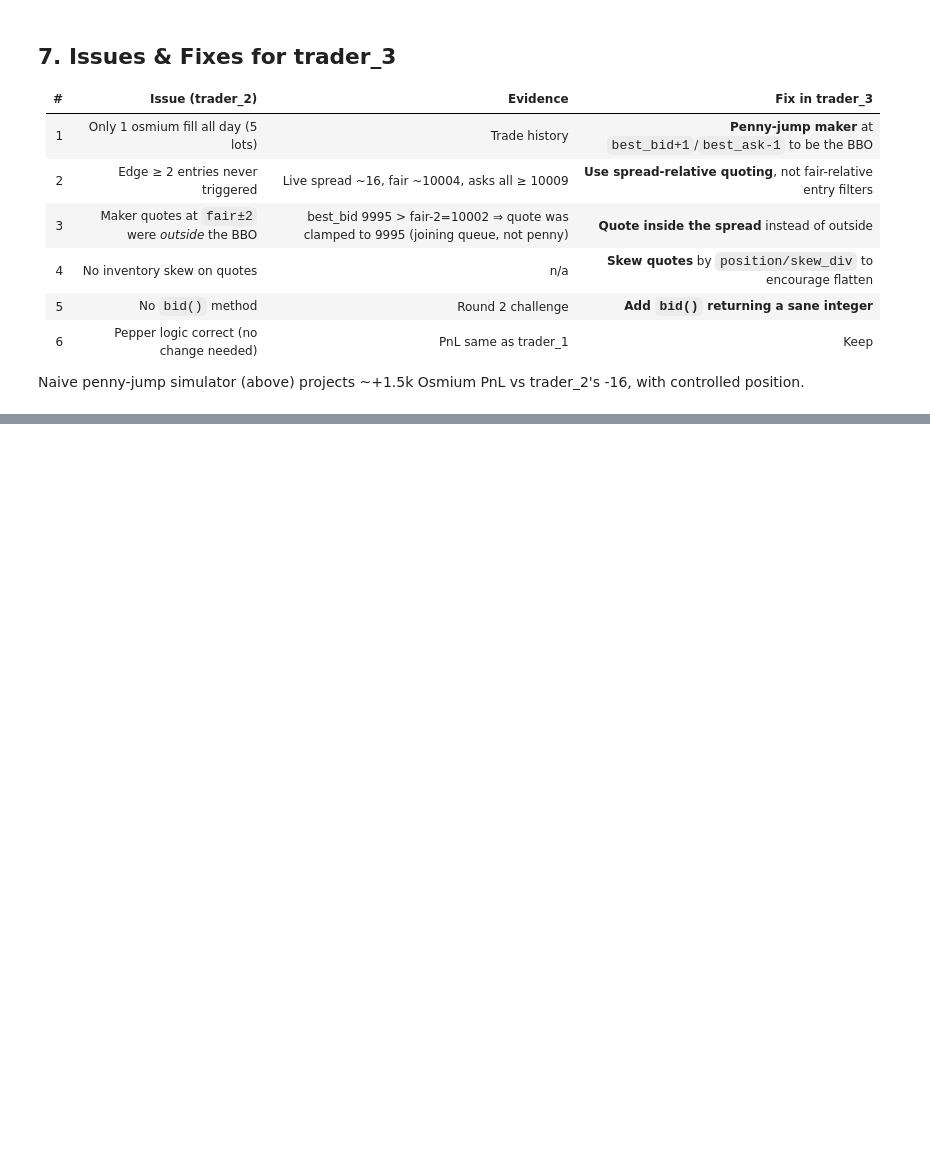
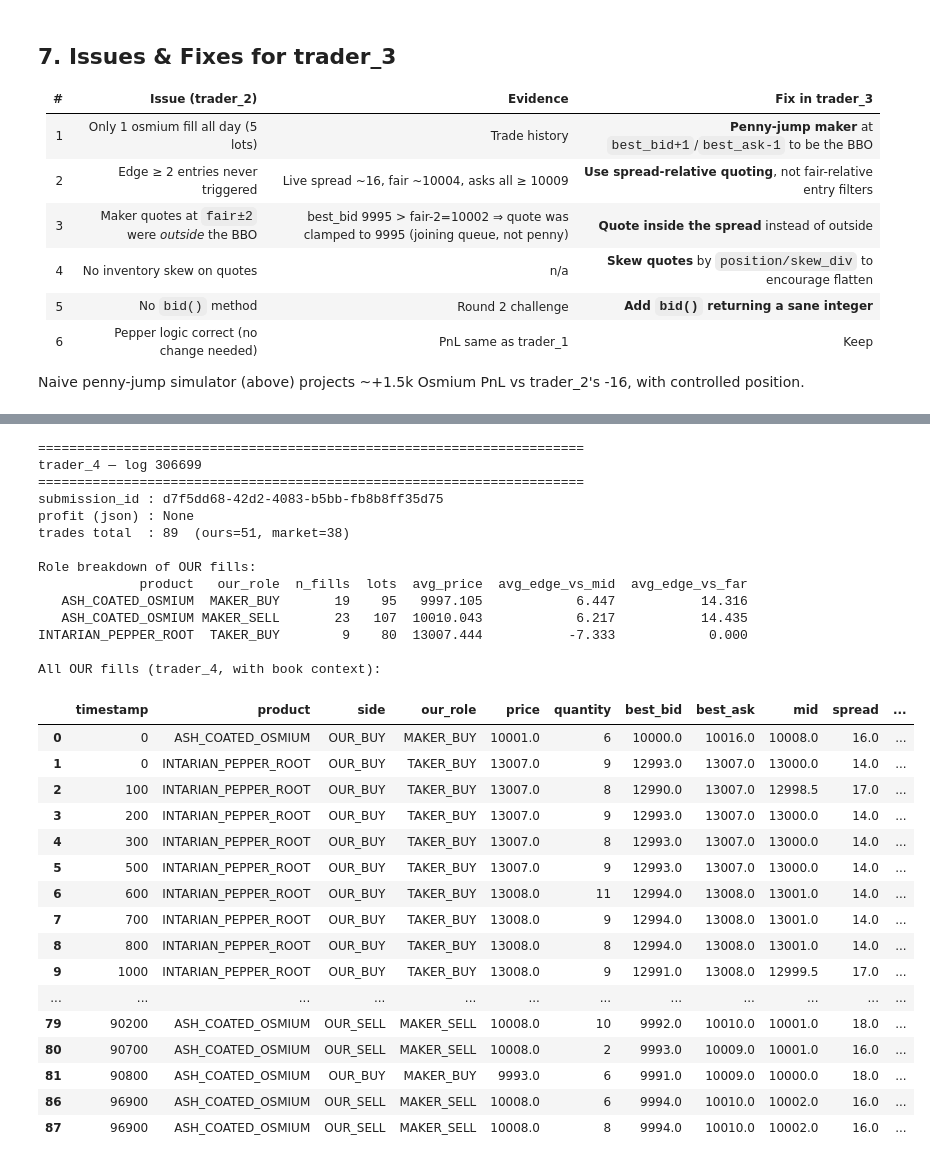
Before and after one commit to DevanshArora2002/IMC_Trading, a Jupyter notebook: ROUND_2/log_analysis_305900.ipynb, the cells around one changed output, grey strips where cells are left out. Drawn from its saved outputs; the diff is of its cells as text; code cells hidden in the pictures; blank space fills up the shorter version.

```diff
--- a/ROUND_2/log_analysis_305900.ipynb
+++ b/ROUND_2/log_analysis_305900.ipynb
@@ -234,0 +702,5 @@ Pepper drift: 0.1000 per tick (expected ~0.001)
+# %%
+# Drill-in: only OUR fills, with cumulative position and PnL
+ours = trades_df[trades_df["side"] != "MARKET"].copy()
+print(f"Our fills: {len(ours)}")
+ours
@@ -271,3 +756,7 @@ trader_3 adds the required `def bid(self) -> int` returning `BID_VALUE = 100`. T
 | 6 | Pepper logic correct (no change needed) | PnL same as trader_1 | Keep |
 
 Naive penny-jump simulator (above) projects ~+1.5k Osmium PnL vs trader_2's -16, with controlled position.
+# %%
+with open('trader_v3_logs/306699.json', 'r') as f:
+    j3 = json.load(f)
+print(f'trader_3 (305900): profit={j3["profit"]:.0f}  positions={j3["positions"]}')
@@ -273,0 +776,3 @@ Naive penny-jump simulator (above) projects ~+1.5k Osmium PnL vs trader_2's -16,
+# %%
+with open('trader_v3_logs/306699.log', 'r') as f:
+    logs3 = json.load(f)
@@ -273,0 +812,4 @@ Naive penny-jump simulator (above) projects ~+1.5k Osmium PnL vs trader_2's -16,
+# %%
+trades_df, summary_df, info = transactions_report(
+    "trader_v3_logs/306699.log", "logs_3/306699.json"
+)
@@ -273,0 +1036,42 @@ Naive penny-jump simulator (above) projects ~+1.5k Osmium PnL vs trader_2's -16,
+# %%
+# Same view for the live trader_3 run (306699)
+print("=" * 70)
+print("trader_4 — log 306699")
+print("=" * 70)
+tdf4, roles4, summ4, info4 = transactions_with_book(
+    "logs4_v2/320652.log", "logs4/320652.json")
+
+print("\nAll OUR fills (trader_4, with book context):")
+tdf4[tdf4["side"] != "MARKET"]
+# %% [output]
+======================================================================
+trader_4 — log 306699
+======================================================================
+submission_id : d7f5dd68-42d2-4083-b5bb-fb8b8ff35d75
+profit (json) : None
+trades total  : 89  (ours=51, market=38)
+
+Role breakdown of OUR fills:
+             product   our_role  n_fills  lots  avg_price  avg_edge_vs_mid  avg_edge_vs_far
+   ASH_COATED_OSMIUM  MAKER_BUY       19    95   9997.105            6.447           14.316
+   ASH_COATED_OSMIUM MAKER_SELL       23   107  10010.043            6.217           14.435
+INTARIAN_PEPPER_ROOT  TAKER_BUY        9    80  13007.444           -7.333            0.000
+
+All OUR fills (trader_4, with book context):
+|  | timestamp | product | side | our_role | price | quantity | best_bid | best_ask | mid | spread | ... |
+| 0 | 0 | ASH_COATED_OSMIUM | OUR_BUY | MAKER_BUY | 10001.0 | 6 | 10000.0 | 10016.0 | 10008.0 | 16.0 | ... |
+| 1 | 0 | INTARIAN_PEPPER_ROOT | OUR_BUY | TAKER_BUY | 13007.0 | 9 | 12993.0 | 13007.0 | 13000.0 | 14.0 | ... |
+| 2 | 100 | INTARIAN_PEPPER_ROOT | OUR_BUY | TAKER_BUY | 13007.0 | 8 | 12990.0 | 13007.0 | 12998.5 | 17.0 | ... |
+| 3 | 200 | INTARIAN_PEPPER_ROOT | OUR_BUY | TAKER_BUY | 13007.0 | 9 | 12993.0 | 13007.0 | 13000.0 | 14.0 | ... |
+| 4 | 300 | INTARIAN_PEPPER_ROOT | OUR_BUY | TAKER_BUY | 13007.0 | 8 | 12993.0 | 13007.0 | 13000.0 | 14.0 | ... |
+| 5 | 500 | INTARIAN_PEPPER_ROOT | OUR_BUY | TAKER_BUY | 13007.0 | 9 | 12993.0 | 13007.0 | 13000.0 | 14.0 | ... |
+| 6 | 600 | INTARIAN_PEPPER_ROOT | OUR_BUY | TAKER_BUY | 13008.0 | 11 | 12994.0 | 13008.0 | 13001.0 | 14.0 | ... |
+| 7 | 700 | INTARIAN_PEPPER_ROOT | OUR_BUY | TAKER_BUY | 13008.0 | 9 | 12994.0 | 13008.0 | 13001.0 | 14.0 | ... |
+| 8 | 800 | INTARIAN_PEPPER_ROOT | OUR_BUY | TAKER_BUY | 13008.0 | 8 | 12994.0 | 13008.0 | 13001.0 | 14.0 | ... |
+| 9 | 1000 | INTARIAN_PEPPER_ROOT | OUR_BUY | TAKER_BUY | 13008.0 | 9 | 12991.0 | 13008.0 | 12999.5 | 17.0 | ... |
+| ... | ... | ... | ... | ... | ... | ... | ... | ... | ... | ... | ... |
+| 79 | 90200 | ASH_COATED_OSMIUM | OUR_SELL | MAKER_SELL | 10008.0 | 10 | 9992.0 | 10010.0 | 10001.0 | 18.0 | ... |
+| 80 | 90700 | ASH_COATED_OSMIUM | OUR_SELL | MAKER_SELL | 10008.0 | 2 | 9993.0 | 10009.0 | 10001.0 | 16.0 | ... |
+| 81 | 90800 | ASH_COATED_OSMIUM | OUR_BUY | MAKER_BUY | 9993.0 | 6 | 9991.0 | 10009.0 | 10000.0 | 18.0 | ... |
+| 86 | 96900 | ASH_COATED_OSMIUM | OUR_SELL | MAKER_SELL | 10008.0 | 6 | 9994.0 | 10010.0 | 10002.0 | 16.0 | ... |
+| 87 | 96900 | ASH_COATED_OSMIUM | OUR_SELL | MAKER_SELL | 10008.0 | 8 | 9994.0 | 10010.0 | 10002.0 | 16.0 | ... |
```
Also changed, not shown: parts of 23 cells of this notebook, 17 other files.
